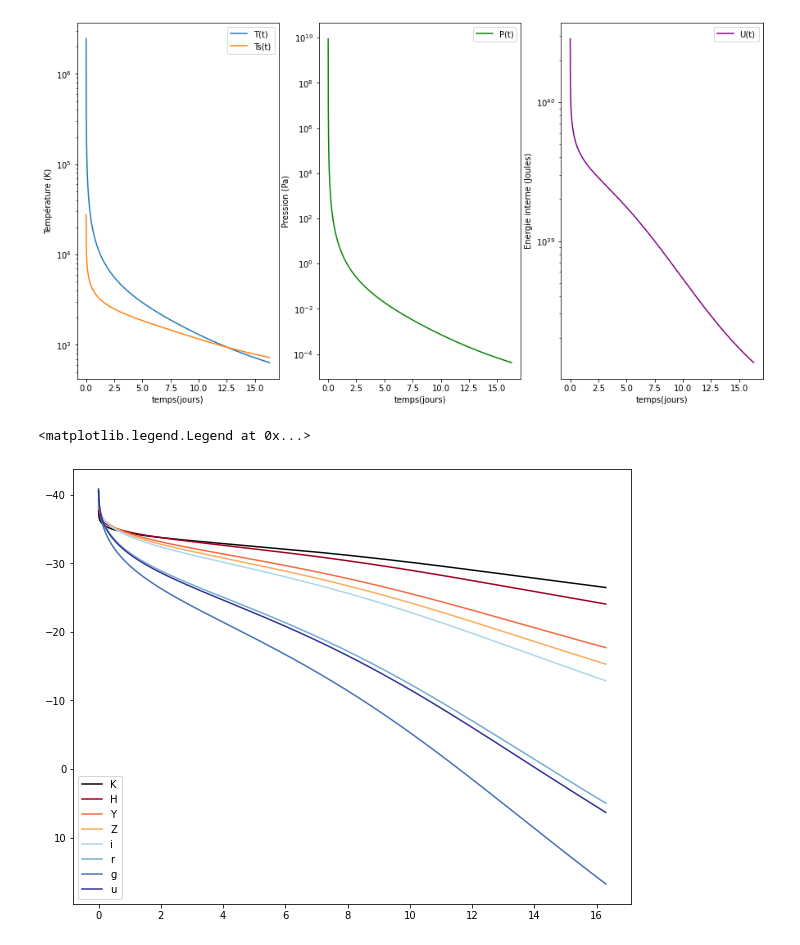
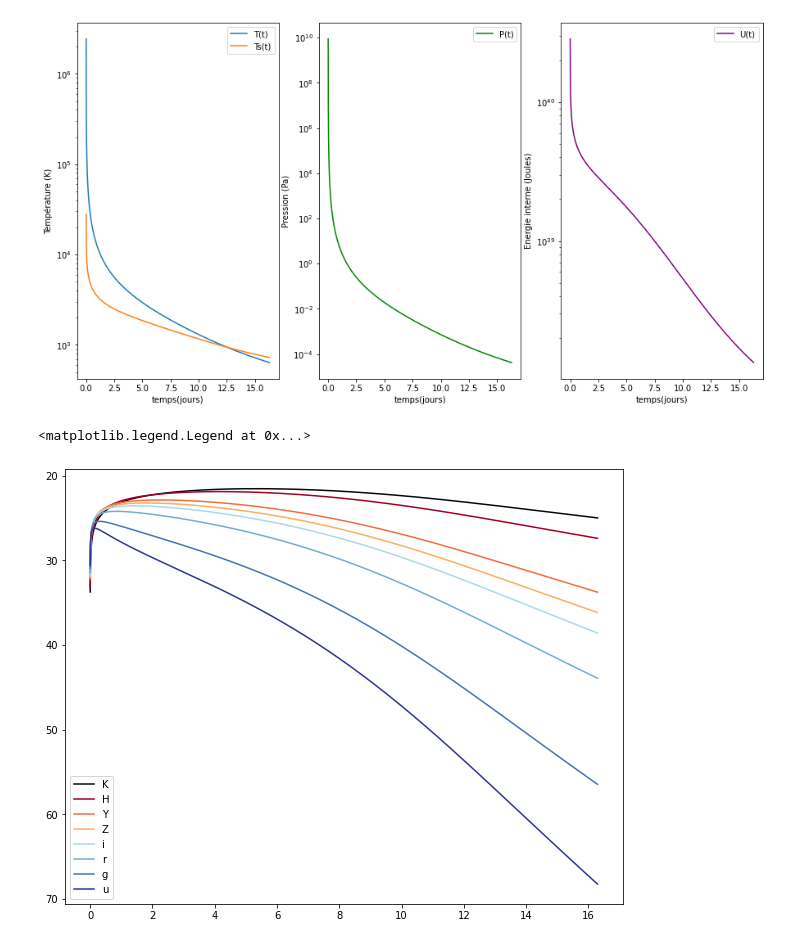
Before and after one commit to romainpch/PHY583, a Jupyter notebook: Astro.ipynb, the cells around one changed output. Saved outputs shown, nothing was run; the diff lists cells and outputs as text; code cells hidden in the pictures.

Commit message:
passage de t en t_list, révision de la fonction Bnu, changement de magAB par Bernard (merge du pauvre)

```diff
--- a/Astro.ipynb
+++ b/Astro.ipynb
@@ -84,6 +84,6 @@ def model(L,t) :
 
 
 #Integration de l'équation différentiel pour L(t) sur t dans [0, 1.3*t_neb]
-t = np.linspace(1.e-6, 1.3*int(t_neb), num=10000)
+t_list = np.linspace(1.e-6, 1.3*int(t_neb), num=10000)
 L0 = 0
-L = odeint(model, L0, t)
+L = odeint(model, L0, t_list)
@@ -150,7 +156,7 @@ plt.xlabel('temps (days)')
 plt.ylabel('$L/L_{\odot }$')
 
 #Plot de E point
-plt.plot(s2day(t), E_dot(t)/L_sun, color='orange', label='$\dot{E}$')
+plt.plot(s2day(t_list), E_dot(t_list)/L_sun, color='orange', label='$\dot{E}$')
 #Ajout des lignes pointillées pour t_star et t_neb
 plt.axvline(x=s2day(t_star),color='gray',linestyle='--')
 plt.axvline(x=s2day(t_neb),color='gray',linestyle='--')
@@ -159,8 +165,8 @@ plt.text(int(s2day(t_star))+0.2,4.e7,'$t_{*}$',fontsize=15)
 plt.text(int(s2day(t_neb)) -0.5,4.e7,'$t_{neb}$',fontsize=15)
 
 #Plot Luminosité bolométrique
-plt.plot(s2day(t[:Nlim]),L[:Nlim]/L_sun,color='black', label='$Bolometric$')
-plt.plot(s2day(t[Nlim:]),L[Nlim:]/L_sun,linestyle='--',color='black')
+plt.plot(s2day(t_list[:Nlim]),L[:Nlim]/L_sun,color='black', label='$Bolometric$')
+plt.plot(s2day(t_list[Nlim:]),L[Nlim:]/L_sun,linestyle='--',color='black')
 
 #Plot Luminosité Spécifiques
 lambda_Lspecifique = [1000.e-9, 650.e-9, 400.e-9]
@@ -169,9 +175,9 @@ label_Lspecifique = ['1$\mu$m', '650nm', '400nm']
 for i in range (len(lambda_Lspecifique)) :
     lambd = lambda_Lspecifique[i]
     nu = c/lambd
-    Bnu = np.array(B(nu,Ts_list(t)[1:]))
-    L_specifique = np.array([4*pow(pi,2)*pow(R(t[k+1]),2)*Bnu[k] for k in range(len(t)-1)])
-    plt.plot(s2day(t[:Nlim]),nu*L_specifique[:Nlim]/L_sun,color=color_Lspecifique[i], label = label_Lspecifique[i])
+    Bnu = np.array(B_list(nu,Ts[1:]))
+    L_specifique = np.array([4*pow(pi,2)*pow(R(t_list[k+1]),2)*Bnu[k] for k in range(len(t)-1)])
+    plt.plot(s2day(t_list[:Nlim]),nu*L_specifique[:Nlim]/L_sun,color=color_Lspecifique[i], label = label_Lspecifique[i])
 
 plt.legend(loc="upper right")
 # %% [output]
@@ -183,18 +189,14 @@ La figure ci-dessus permet de se rendre compte de plusieurs choses.
 - On voit que entre $t_{star}$ et $t_{neb}$, l'approximation $L = \dot{E}$ est bonne
 # %%
 plt.figure(figsize=[15,8])
-T = T_list(t)
-Ts = Ts_list(t)
-P = P_list(t)
-U = U_list(t)
 
 #Plot de la température
 plt.subplot(131)
 plt.xlabel("temps(jours)")
 plt.ylabel("Température (K)")
 plt.yscale('log')
-plt.plot(s2day(t[1:]),T[1:],label='T(t)')
-plt.plot(s2day(t[1:]),Ts[1:],label='Ts(t)')
+plt.plot(s2day(t_list[1:]),T[1:],label='T(t)')
+plt.plot(s2day(t_list[1:]),Ts[1:],label='Ts(t)')
 plt.legend()
 
 #Plot de la Pression
@@ -202,7 +204,7 @@ plt.subplot(132)
 plt.xlabel("temps(jours)")
 plt.ylabel("Pression (Pa)")
 plt.yscale('log')
-plt.plot(s2day(t[1:]),P[1:],label='P(t)',color='green')
+plt.plot(s2day(t_list[1:]),P[1:],label='P(t)',color='green')
 plt.legend()
 
 #Plot de l'énergie interne
@@ -210,33 +212,36 @@ plt.subplot(133)
 plt.xlabel("temps(jours)")
 plt.ylabel("Energie interne (Joules)")
 plt.yscale('log')
-plt.plot(s2day(t[1:]),U[1:],label='U(t)',color='purple')
+plt.plot(s2day(t_list[1:]),U[1:],label='U(t)',color='purple')
 plt.legend()
 # %% [output]
 <matplotlib.legend.Legend at 0x...>
 [figure]
 # %%
 #Longueurs d'ondes et légendes correspondantes
-lambd = [2190e-9,1630e-9,1020e-9,900e-9,806e-9,464e-9,365e-9,450e-9]
+lambd = [2190e-9,1630e-9,1020e-9,900e-9,806e-9,658e-9,464e-9,365e-9]
+
 lettres = ['K','H','Y','Z','i','r','g','u']
 colors = [ [8/255,8/255,8/255], [165/255,0/255,38/255], [244/255,109/255,67/255], [253/255,174/255,97/255], [171/255,217/255,233/255], [116/255,173/255,209/255], [69/255,117/255,180/255], [49/255,54/255,149/255] ]
+
 
 plt.figure(figsize=[10,8])
 
 for i in range(len(lambd)):
 
     #Intensité spécifique
     nu = c/lambd[i]
-    Bnu = B(nu,Ts[1:])
+    #Bnu = B(nu,Ts[1:]) #Acienne formule utilisée
+    Bnu = B_list(nu,Ts)
 
     #Conversion en jansky et en magnitude AB
-    #TODO Verfier le pi pour transformer l'intensité spécifique en densité de flux
-    magAB = [-2.5*np.log( pi*Bnu[i]/(3631*Jy) )/np.log(10) for i in range(len(Bnu))]
+    #magAB = [-2.5*np.log( pi*Bnu[i]/(3631*Jy) )/np.log(10) for i in range(len(Bnu))] #Acienne formule utilisée
+    magAB = [-2.5*np.log( pi*Bnu[i]*pow((R(t_list[i])/D),2)/(3631*Jy) )/np.log(10) for i in range(len(Bnu))]
 
-    plt.plot(s2day(t[1:]),magAB,label=lettres[i], color=colors[i])
+    plt.plot(s2day(t_list[1:]),magAB[1:],label=lettres[i], color=colors[i])
 
 plt.gca().invert_yaxis()
 plt.legend()
 # %% [output]
 <matplotlib.legend.Legend at 0x...>
-[figure, old version]
+[figure, new version]
```
Also changed, not shown: parts of 4 cells of this notebook, 1 other file.
